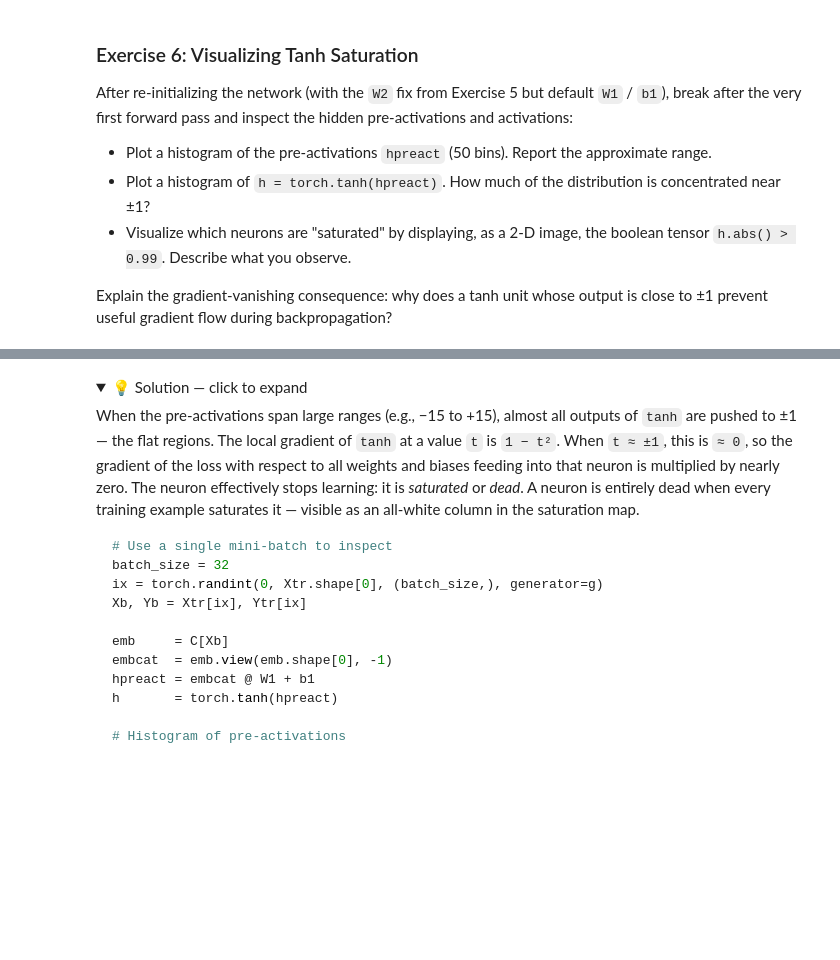
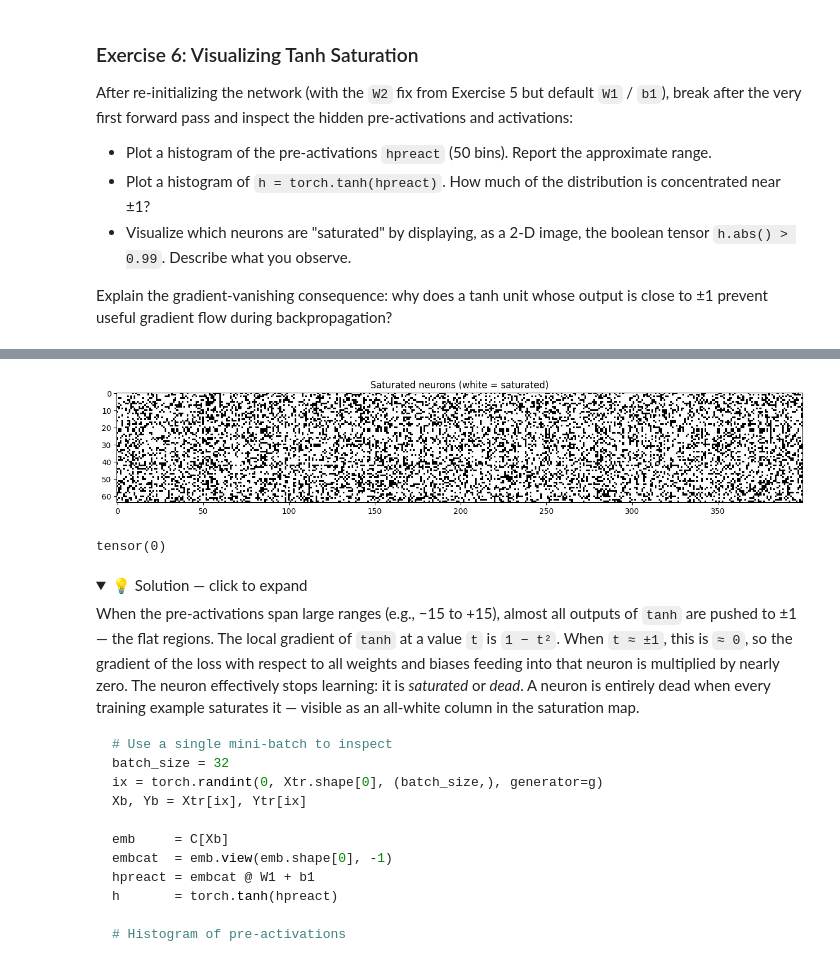
Before and after one commit to talithafaustino/nn-zero-to-hero, a Jupyter notebook: lectures/exercises/bn.ipynb, the cells around one changed output, grey strips where cells are left out. Cells and saved outputs as stored; diff of their text form; code cells hidden in the pictures; folded sections open; blank space fills up the shorter version.

```diff
--- a/lectures/exercises/bn.ipynb
+++ b/lectures/exercises/bn.ipynb
@@ -422,3 +478,13 @@ Explain the gradient-vanishing consequence: why does a tanh unit whose output is
+# %%
+plt.figure(figsize=(16, 3))
+plt.imshow(h.abs() > 0.99, cmap='gray', interpolation='nearest')
+plt.title('Saturated neurons (white = saturated)'); plt.show()
+# %% [output]
+[figure, added]
+# %%
+(h.abs() > 0.95).all(dim = 0).sum()
+# %% [output]
+tensor(0)
 # %% [markdown]
 <details><summary>💡 Solution — click to expand</summary>
 
```
Also changed, not shown: parts of 31 cells of this notebook, 3 other files.
